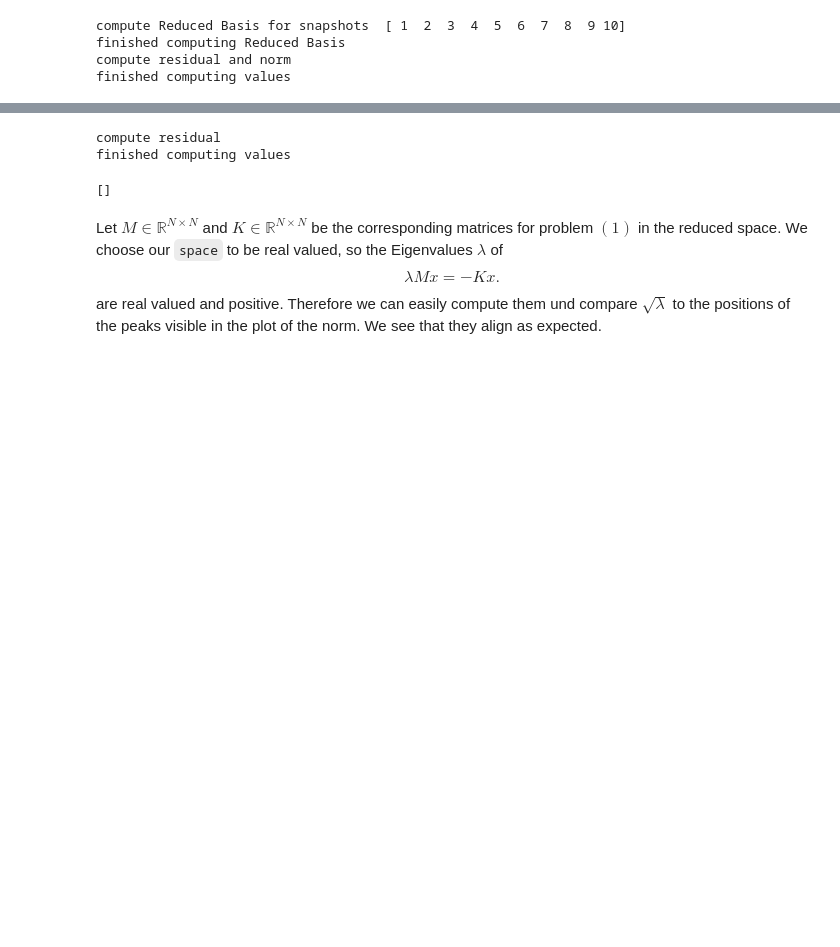
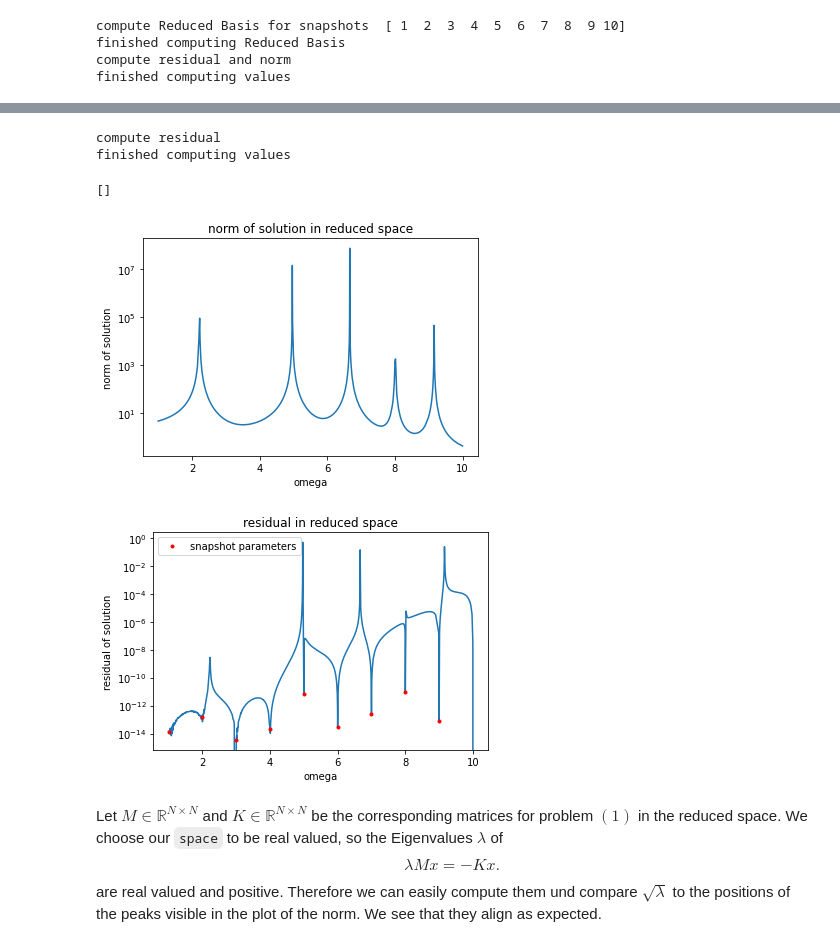
Before and after one commit to huberamanda/reduced_basis_methods, a Jupyter notebook: Helmholz/minimal_reduced_basis.ipynb, the cells around one changed output, grey strips where cells are left out. Cells and saved outputs as stored; diff of their text form; code cells hidden in the pictures; blank space fills up the shorter version.

```diff
--- a/Helmholz/minimal_reduced_basis.ipynb
+++ b/Helmholz/minimal_reduced_basis.ipynb
@@ -98,7 +98,6 @@ class ReducedBasis:
         # compute norm of f
         self.__bv_tmp.data = self.proj*self.f.vec
         self.f.vec.data = self.__bv_tmp.data
-        self.__normf = Norm(self.__bv_tmp)**2
 
         self.__snapshots = []
         self.V = None
@@ -329,7 +328,6 @@ class ReducedBasis(ReducedBasis):
             for omega in param:
 
                 # compute reduced solution
-                ## TODO: updatable a_red.inv (Base Matrix instead of bla-Matrix?) and omega as parameter
                 A = Matrix(len(self.__snapshots), len(self.__snapshots), self.fes.is_complex)
                 A[:] = 0
                 for key in self.red.keys():
@@ -348,21 +346,19 @@ class ReducedBasis(ReducedBasis):
 
                     if cheap:
 
-                        if self.__update_res_mat:
-                            self.__computeResMat()
-
+                        if self.__update_res_mat: self.__computeResMat()
 
                         A_F = self.__res_mat['kf']+self.__res_mat['mf']*omega**2+self.__res_mat['rf'] *omega
 
+                        # compute cheap residual for complex spaces
+                        # ATTENTION: NOT WORKING!
                         if self.fes.is_complex:
                             A = (self.__res_mat['kk']
                                  + (self.__res_mat['kr']+self.__res_mat['kr'].H)*omega
                                  + (self.__res_mat['km']+self.__res_mat['km'].H+self.__res_mat['rr'])*omega**2
                                  + (self.__res_mat['rm']+self.__res_mat['rm'].H)*omega**3
                                  + self.__res_mat['mm']*omega**4)
-
-
-                        else:
+                        else: # compute cheap residual for real spaces
                             A = (self.__res_mat['kk']
                                  + self.__res_mat['km']*2*omega**2
                                  + self.__res_mat['mm']*omega**4
@@ -371,7 +367,7 @@ class ReducedBasis(ReducedBasis):
 
                         res = (InnerProduct(red_sol_vec, A * red_sol_vec)
                                - 2*np.real( InnerProduct(red_sol_vec, A_F, conjugate = False))
-                               + self.__normf)
+                               + InnerProduct(self.f.vec, self.f.vec))
 
                         residual_ret += [abs(res)]
 
@@ -404,7 +400,7 @@ finished computing Reduced Basis
 compute residual and norm
 finished computing values
 # %%
-%matplotlib notebook
+%matplotlib inline
 import matplotlib.pyplot as plt
 
 fig, ax = plt.subplots()
@@ -416,7 +412,7 @@ plt.semilogy()
 
 fig, ax = plt.subplots()
 ax.plot(random_omegas, residual_random_omegas , '-')
-residual = space1.computeValues(space1.getSnapshots(), norm = False)
+residual = space1.computeValues(space1.getSnapshots(), norm = False, cheap=True)
 ax.plot(space1.getSnapshots(), residual, 'r.', label = "snapshot parameters")
 ax.legend()
 ax.set_xlabel("omega")
@@ -431,6 +423,8 @@ plt.semilogy()
 compute residual
 finished computing values
 []
+[figure, added]
+[figure, added]
 # %% [markdown]
 Let $M \in \mathbb{R}^{N\times N}$ and $K \in \mathbb{R}^{N\times N}$ be the corresponding matrices for problem $(1)$ in the reduced space. We choose our `space` to be real valued, so the Eigenvalues $\lambda $ of
 \begin{equation}
```
Also changed, not shown: parts of 5 cells of this notebook, 2 other files.
